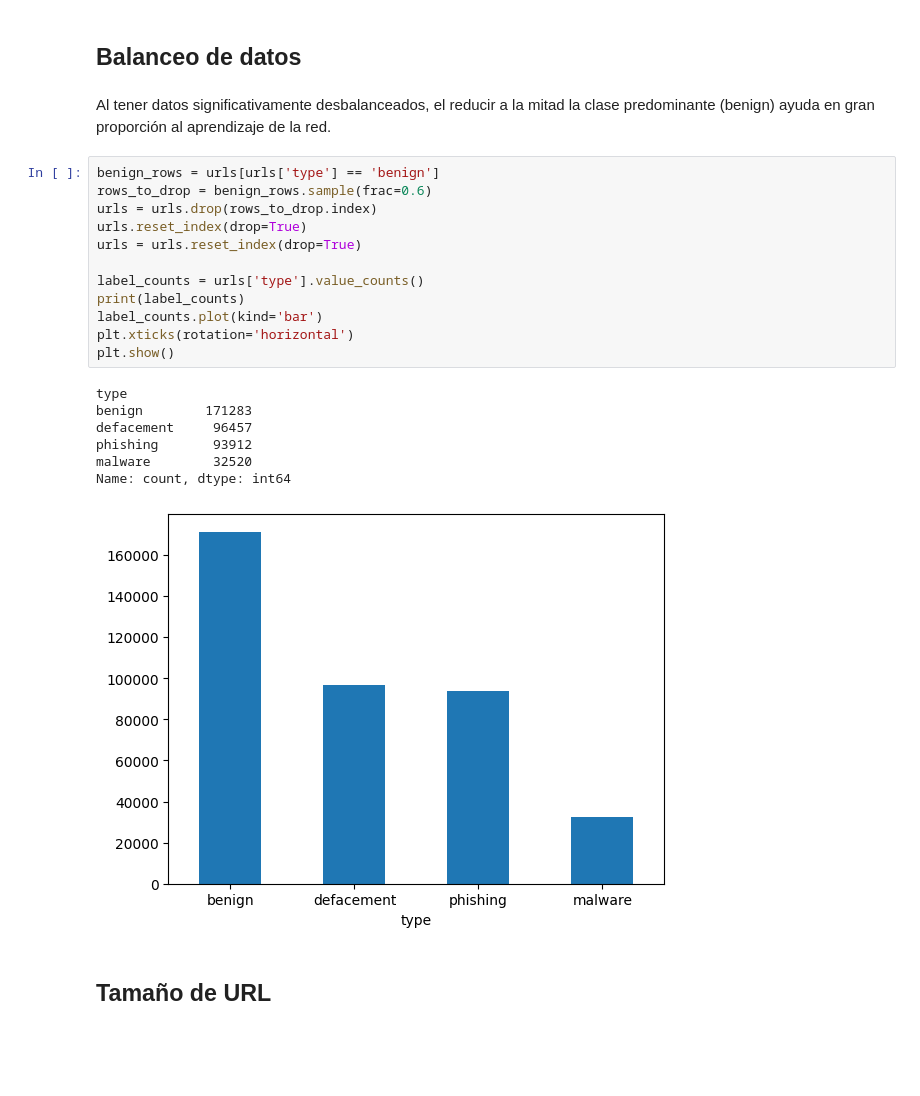
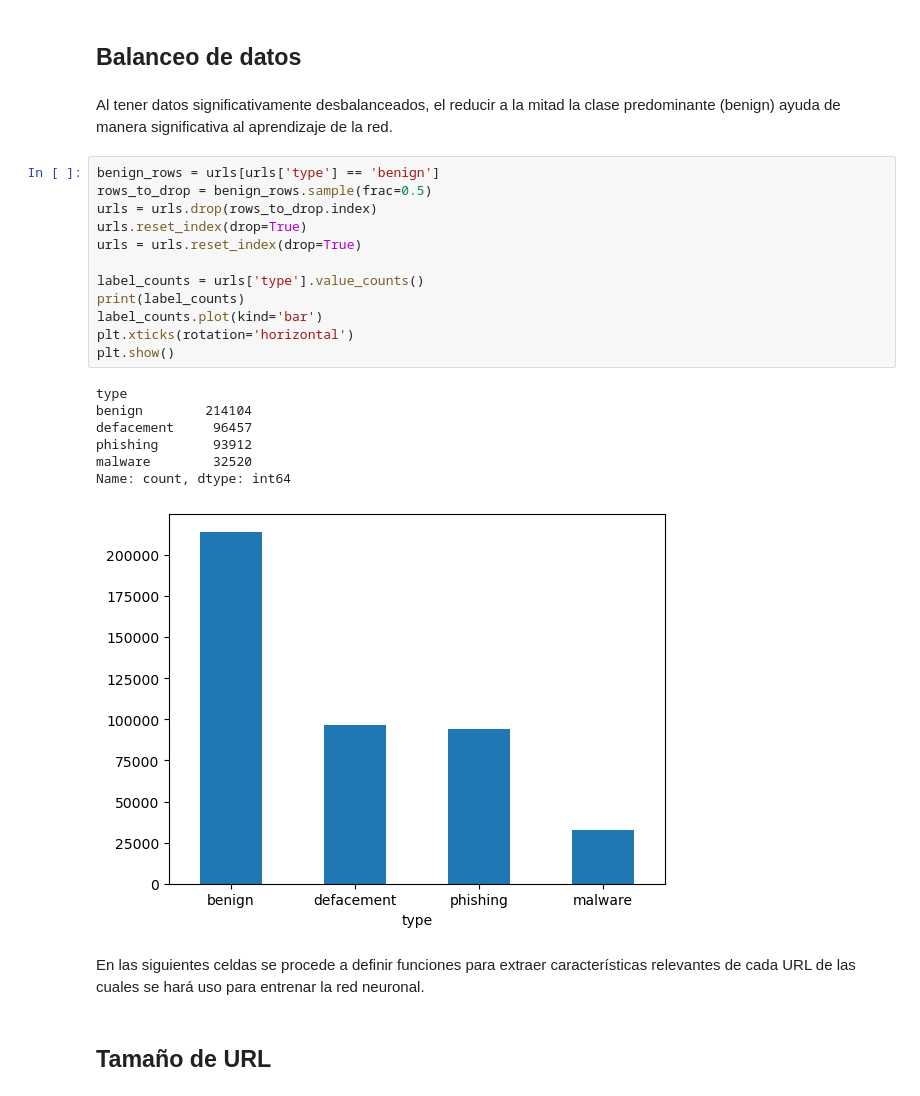
Before and after one commit to DanielHV/proyecto-final-redes-neuronales-2024-2, a Jupyter notebook: proyecto_final_rn.ipynb, the cells around one changed output. Cells and saved outputs as stored; diff of their text form; blank space fills up the shorter version.

```diff
--- a/proyecto_final_rn.ipynb
+++ b/proyecto_final_rn.ipynb
@@ -72,27 +74,29 @@ from urllib.parse import urlparse
 # %% [markdown]
 ## Balanceo de datos
 # %% [markdown]
-Al tener datos significativamente desbalanceados, el reducir a la mitad la clase predominante (benign) ayuda en gran proporción al aprendizaje de la red.
+Al tener datos significativamente desbalanceados, el reducir a la mitad la clase predominante (benign) ayuda de manera significativa al aprendizaje de la red.
 # %%
 benign_rows = urls[urls['type'] == 'benign']
-rows_to_drop = benign_rows.sample(frac=0.6)
+rows_to_drop = benign_rows.sample(frac=0.5)
 urls = urls.drop(rows_to_drop.index)
 urls.reset_index(drop=True)
 urls = urls.reset_index(drop=True)
 
 label_counts = urls['type'].value_counts()
 print(label_counts)
 label_counts.plot(kind='bar')
 plt.xticks(rotation='horizontal')
 plt.show()
 # %% [output]
 type
-benign        171283
+benign        214104
 defacement     96457
 phishing       93912
 malware        32520
 Name: count, dtype: int64
-[figure, old version]
+[figure, new version]
+# %% [markdown]
+En las siguientes celdas se procede a definir funciones para extraer características relevantes de cada URL de las cuales se hará uso para entrenar la red neuronal.
 # %% [markdown]
 ## Tamaño de URL
 # %%
```
Also changed, not shown: parts of 32 cells of this notebook.
